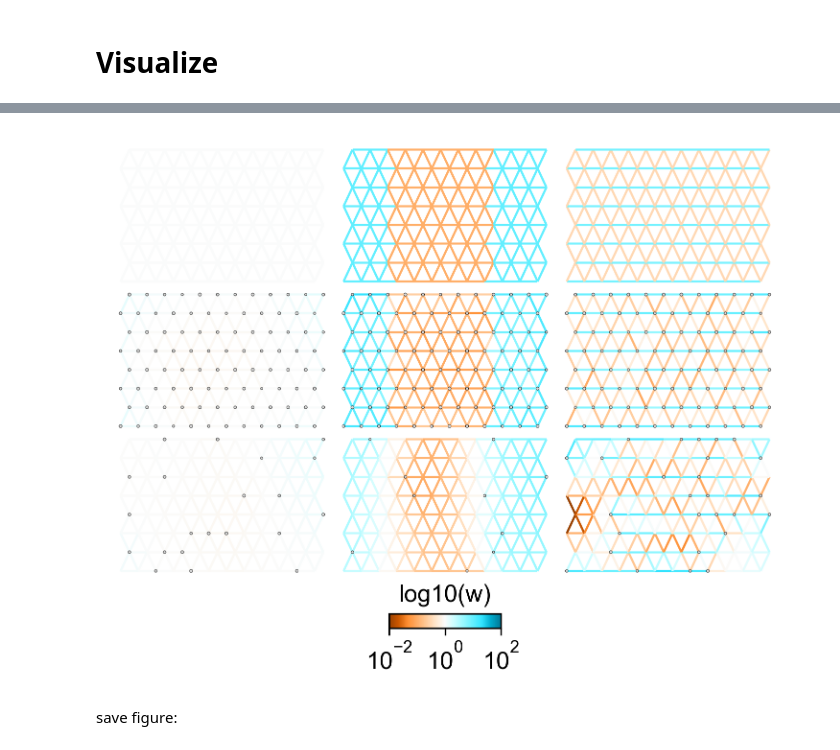
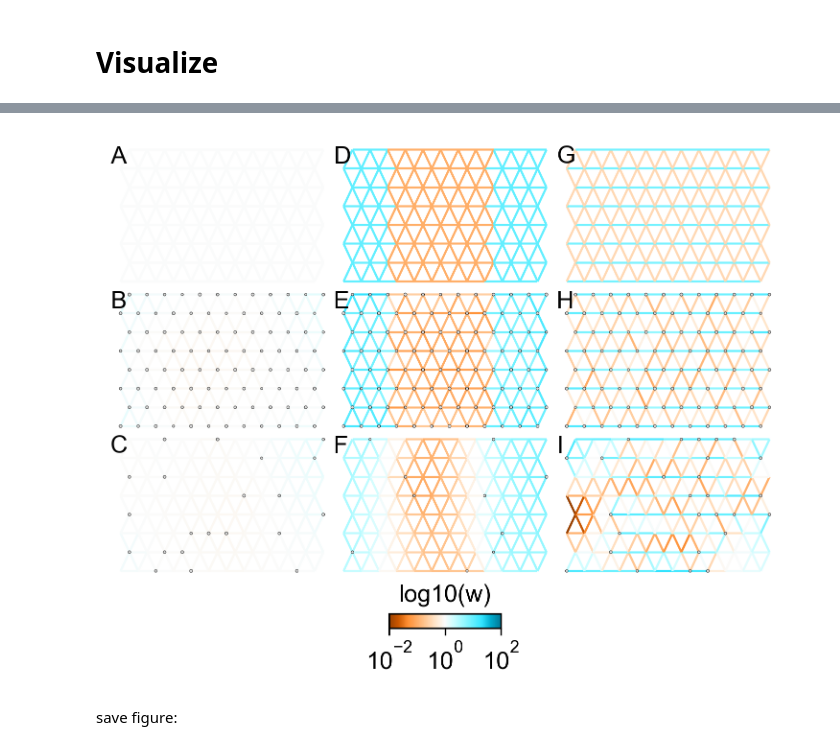
Before and after one commit to jhmarcus/feems-analysis, a Jupyter notebook: notebooks/figure-2-coal-sim.ipynb, the cells around one changed output, grey strips where cells are left out. Drawn from its saved outputs; the diff is of its cells as text; code cells hidden in the pictures.

Commit message:
added letters to figures

```diff
--- a/notebooks/figure-2-coal-sim.ipynb
+++ b/notebooks/figure-2-coal-sim.ipynb
@@ -115,6 +115,10 @@ def get_true_weights(anisotropy_scaler, barrier_w, corridor_w,
 # Visualize
 # %%
 %%time
+title_loc = "left"
+title_pad = "-10"
+title_fontsize = 12
+
 # get true weights for the simulation settings
 true_weights_hom = get_true_weights(anisotropy_scaler=1.0, barrier_w=1.0, corridor_w=1.0)
 true_weights_het = get_true_weights(anisotropy_scaler=1.0, barrier_w=.1, corridor_w=1.0)
@@ -130,38 +134,56 @@ rep = 0
 
 # sub-figures
 ax_00 = fig.add_subplot(spec[0, 0])
+ax_00.set_title("A", loc=title_loc, pad=title_pad,
+                fontdict={"fontsize": title_fontsize})
 fit_and_plot_simulation(
     ax_00, "ibdiso", "nonmissing", rep, true_weights=true_weights_hom
 )
 
 ax_01 = fig.add_subplot(spec[0, 1])
+ax_01.set_title("D", loc=title_loc, pad=title_pad,
+                fontdict={"fontsize": title_fontsize})
 fit_and_plot_simulation(
     ax_01, "hetiso", "nonmissing", rep, true_weights=true_weights_het
 )
 
 ax_02 = fig.add_subplot(spec[0, 2])
+ax_02.set_title("G", loc=title_loc, pad=title_pad,
+                fontdict={"fontsize": title_fontsize})
 fit_and_plot_simulation(
     ax_02, "ibdaniso", "nonmissing", rep, true_weights=true_weights_aniso
 )
 
 ax_10 = fig.add_subplot(spec[1, 0])
+ax_10.set_title("B", loc=title_loc, pad=title_pad,
+                fontdict={"fontsize": title_fontsize})
 fit_and_plot_simulation(ax_10, "ibdiso", "nonmissing", rep)
 
 ax_11 = fig.add_subplot(spec[1, 1])
+ax_11.set_title("E", loc=title_loc, pad=title_pad,
+                fontdict={"fontsize": title_fontsize})
 fit_and_plot_simulation(ax_11, "hetiso", "nonmissing", rep)
 
 ax_12 = fig.add_subplot(spec[1, 2])
+ax_12.set_title("H", loc=title_loc, pad=title_pad,
+                fontdict={"fontsize": title_fontsize})
 fit_and_plot_simulation(ax_12, "ibdaniso", "nonmissing", rep)
 
 ax_20 = fig.add_subplot(spec[2, 0])
+ax_20.set_title("C", loc=title_loc, pad=title_pad,
+                fontdict={"fontsize": title_fontsize})
 fit_and_plot_simulation(ax_20, "ibdiso", "missingatrandom", 1)
 
 ax_21 = fig.add_subplot(spec[2, 1])
+ax_21.set_title("F", loc=title_loc, pad=title_pad,
+                fontdict={"fontsize": title_fontsize})
 fit_and_plot_simulation(
     ax_21, "hetiso", "missingatrandom", rep, draw_cbar=True
 )
 
 ax_22 = fig.add_subplot(spec[2, 2])
+ax_22.set_title("I", loc=title_loc, pad=title_pad,
+                fontdict={"fontsize": title_fontsize})
 fit_and_plot_simulation(ax_22, "ibdaniso", "missingatrandom", rep)
 # %% [output]
 running:  ibdiso nonmissing 0
@@ -184,4 +206,4 @@ Wall time: 11min 42s
-[figure, old version]
+[figure, new version]
 # %% [markdown]
 save figure:
 # %%
```
Also changed, not shown: parts of 1 cell of this notebook, 2 other files.
